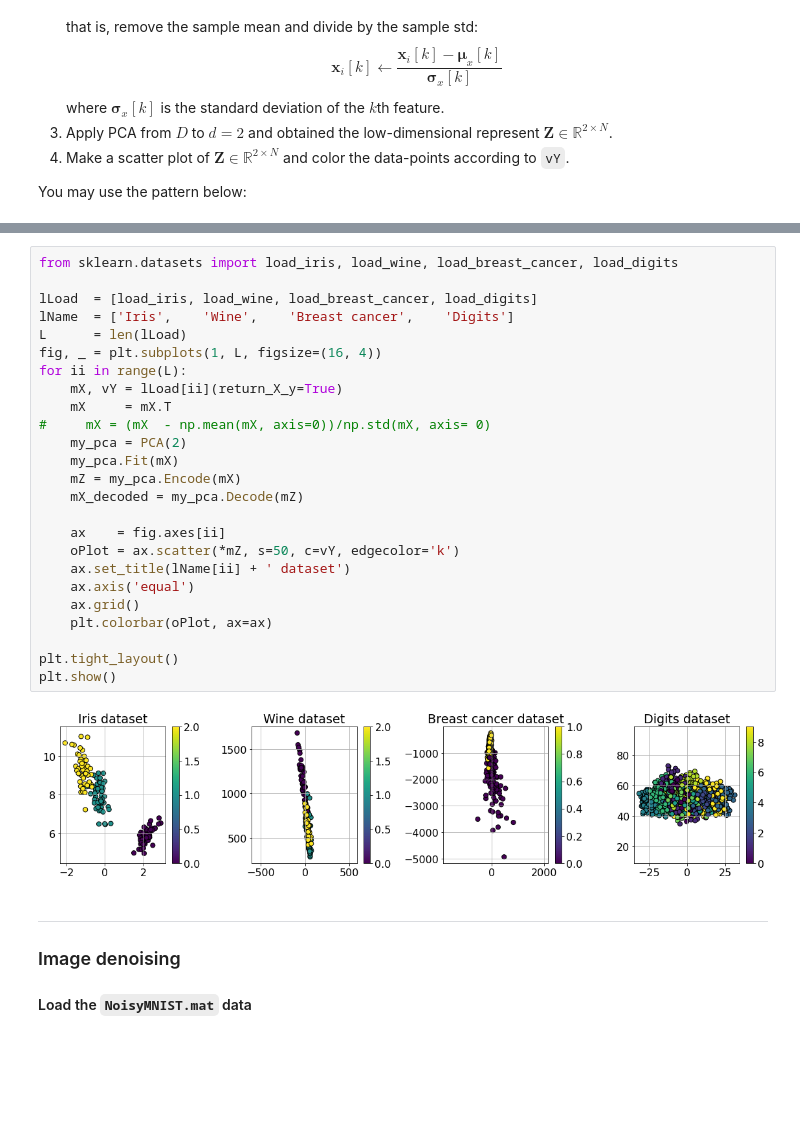
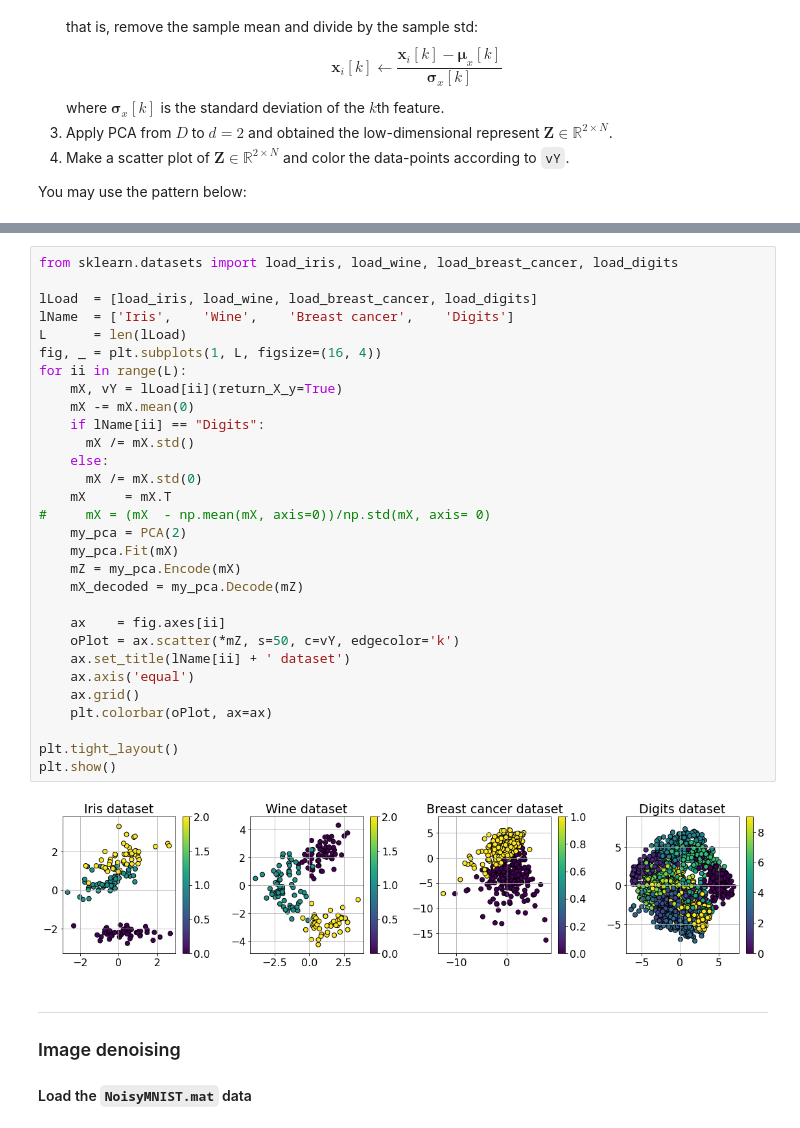
Before and after one commit to alonbar/unsupervised-learning, a Jupyter notebook: ProblemSet2/ProblemSet2.ipynb, the cells around one changed output, grey strips where cells are left out. Cells and saved outputs as stored; diff of their text form; blank space fills up the shorter version.

```diff
--- a/ProblemSet2/ProblemSet2.ipynb
+++ b/ProblemSet2/ProblemSet2.ipynb
@@ -128,30 +125,35 @@ decoded:  (13, 178)
 # %%
 from sklearn.datasets import load_iris, load_wine, load_breast_cancer, load_digits
 
 lLoad  = [load_iris, load_wine, load_breast_cancer, load_digits]
 lName  = ['Iris',    'Wine',    'Breast cancer',    'Digits']
 L      = len(lLoad)
 fig, _ = plt.subplots(1, L, figsize=(16, 4))
 for ii in range(L):
     mX, vY = lLoad[ii](return_X_y=True)
+    mX -= mX.mean(0)
+    if lName[ii] == "Digits":
+      mX /= mX.std()
+    else:
+      mX /= mX.std(0)
     mX     = mX.T
 #     mX = (mX  - np.mean(mX, axis=0))/np.std(mX, axis= 0)
     my_pca = PCA(2)
     my_pca.Fit(mX)
     mZ = my_pca.Encode(mX)
     mX_decoded = my_pca.Decode(mZ)
 
     ax    = fig.axes[ii]
     oPlot = ax.scatter(*mZ, s=50, c=vY, edgecolor='k')
     ax.set_title(lName[ii] + ' dataset')
     ax.axis('equal')
     ax.grid()
     plt.colorbar(oPlot, ax=ax)
 
 plt.tight_layout()
 plt.show()
 # %% [output]
-[figure, old version]
+[figure, new version]
 # %% [markdown]
 ---
 ### Image denoising
```
Also changed, not shown: parts of 2 cells of this notebook.
